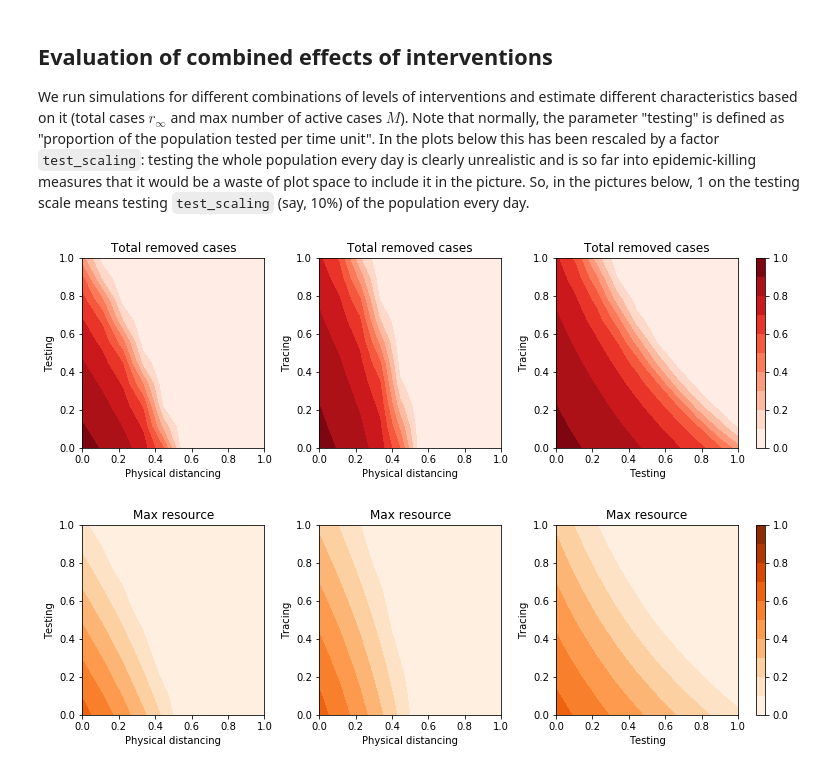
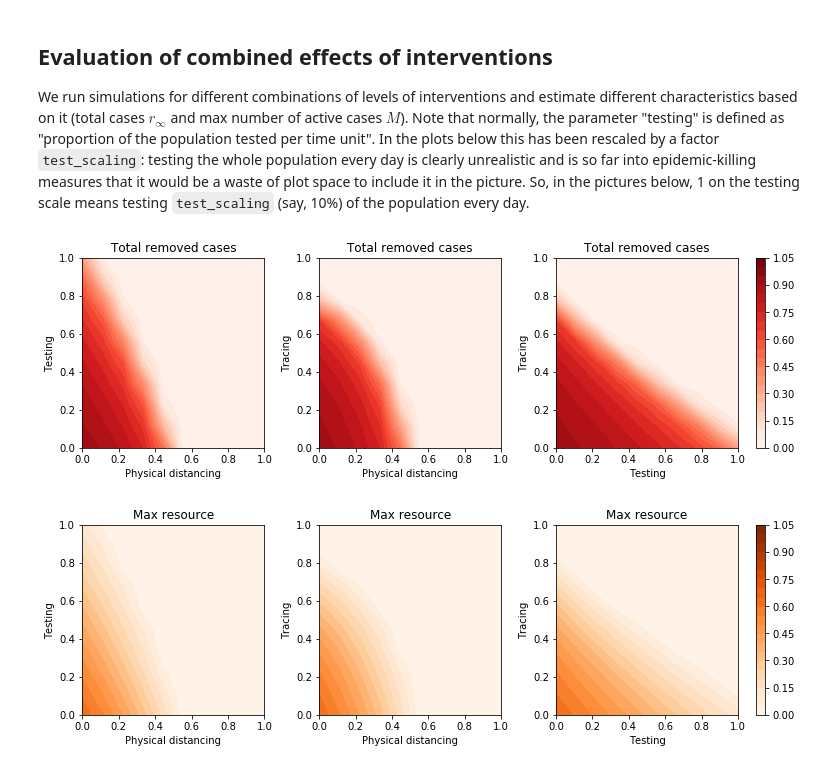
Before and after one commit to nbruin/SIR_tracing, a Jupyter notebook: work_nils.ipynb, the cells around one changed output. Saved outputs shown, nothing was run; the diff lists cells and outputs as text; code cells hidden in the pictures.

```diff
--- a/work_nils.ipynb
+++ b/work_nils.ipynb
@@ -145,7 +145,7 @@ class simulation:
         #the ones added earlier in the loop.
         for dT in range(self.N-1,-1,-1):
             for age in range(dT,self.N):
-                Qnew[age-dT]+=self.betaprime(T-dT)[age-dT]*Qnew[age]*C_trace
+                Qnew[dT]+=self.betaprime(T-dT)[age-dT]*Qnew[age]*C_trace
         IT=[i-q for i,q in zip(IT,Qnew)]
         QT=[v+q for v,q in zip(QT,Qnew)]
         s-=Inew
@@ -363,7 +363,7 @@ for j in ylist:
 # Add a colourbar as a fourth plot.
 from mpl_toolkits.axes_grid1.inset_locator import InsetPosition
 
-levels=np.arange(0,1.1,0.1)
+levels=np.arange(0,1.1,0.05)
 fig, axes = plt.subplots(1,4)
 ax1=axes[0]
 ax2=axes[1]
@@ -372,40 +372,40 @@ cax=axes[3]
 fig.set_size_inches(16,3.5)
 fig.subplots_adjust(wspace = 0.3)
 #
 CS1=ax1.contourf(X,Y,Z_contact_test, levels=levels, cmap="Reds")
 #fig.colorbar(CS)
 #ax1.clabel(CS, inline=1, fontsize=10)
 ax1.set_title('Total removed cases')
 ax1.set_xlabel('Physical distancing')
 ax1.set_ylabel('Testing')
 ax1.set_xlim([0, 1])
 ax1.set_ylim([0, 1])
 #
 CS2=ax2.contourf(X,Y,Z_contact_trace, levels=levels,cmap="Reds")
 ax2.set_title('Total removed cases')
 ax2.set_xlabel('Physical distancing')
 ax2.set_ylabel('Tracing')
 ax2.set_xlim([0, 1])
 ax2.set_ylim([0, 1])
 #
 CS3=ax3.contourf(X,Y,Z_test_trace, levels=levels,cmap="Reds")
 ax3.set_title('Total removed cases')
 ax3.set_xlabel('Testing')
 ax3.set_ylabel('Tracing')
 ax3.set_xlim([0, 1])
 ax3.set_ylim([0, 1])
 #
 ip = InsetPosition(ax3, [1.1,0,0.05,1])
 cax.set_axes_locator(ip)
 _=fig.colorbar(CS1, cax=cax, ax=[ax1,ax2,ax3])
 # %% [output]
-[figure, old version]
+[figure, new version]
 # %%
 # Make the three contour plots
 # Add a colourbar as a fourth plot.
 from mpl_toolkits.axes_grid1.inset_locator import InsetPosition
 
-levels=np.arange(0,1.1,0.1)
+levels=np.arange(0,1.1,0.05)
 fig, axes = plt.subplots(1,4)
 ax1=axes[0]
 ax2=axes[1]
@@ -441,4 +441,4 @@ ip = InsetPosition(ax3, [1.1,0,0.05,1])
 cax.set_axes_locator(ip)
 _=fig.colorbar(CS1, cax=cax, ax=[ax1,ax2,ax3])
 # %% [output]
-[figure, old version]
+[figure, new version]
```
Also changed, not shown: 2 other files.
